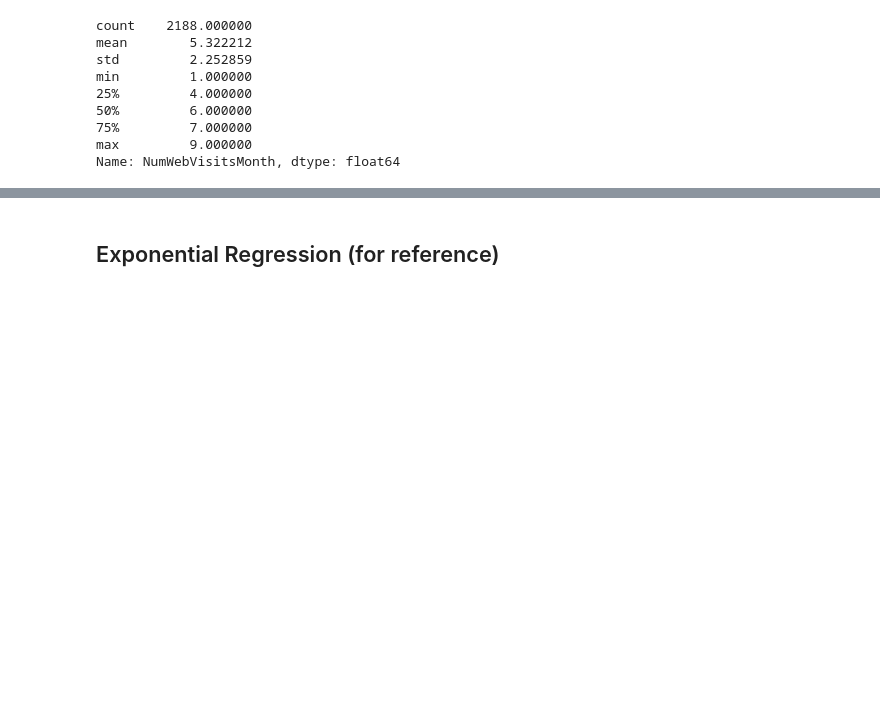
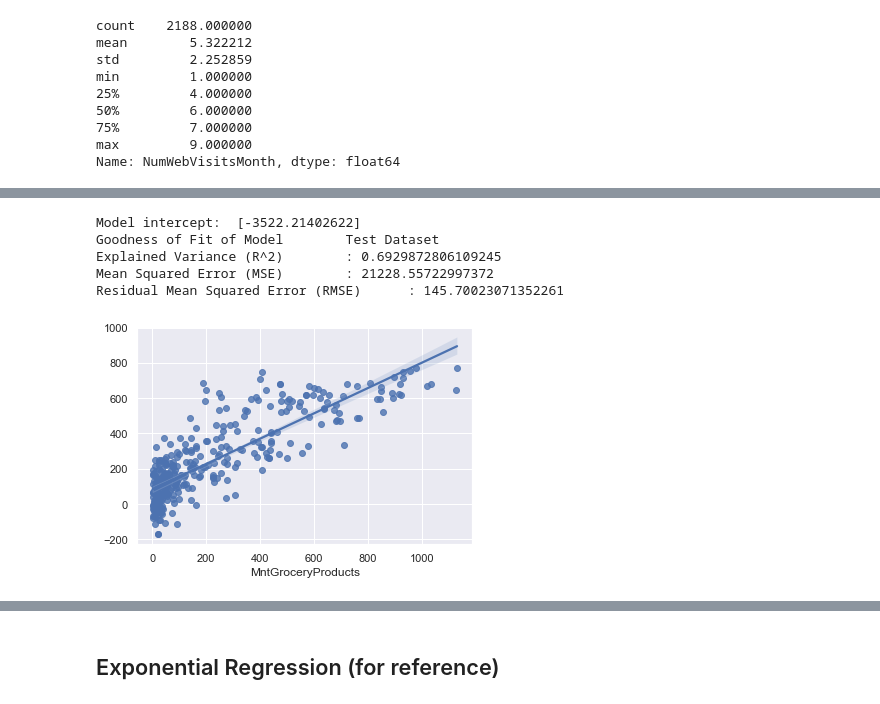
Before and after one commit to BoonHianLim/SC1015-Customer-Personality-Analysis, a Jupyter notebook: Data-Linear-Regression.ipynb, the cells around one changed output, grey strips where cells are left out. Drawn from its saved outputs; the diff is of its cells as text; code cells hidden in the pictures; blank space fills up the shorter version.

```diff
--- a/Data-Linear-Regression.ipynb
+++ b/Data-Linear-Regression.ipynb
@@ -1674,0 +1621,9 @@ Mean Squared Error (MSE)        : 2243.9352936551236
+# %%
+test_results(model, new_test_data, cv_data[response_var[0]])
+# %% [output]
+Model intercept:  [-3522.21402622]
+Goodness of Fit of Model        Test Dataset
+Explained Variance (R^2)        : 0.6929872806109245
+Mean Squared Error (MSE)        : 21228.55722997372
+Residual Mean Squared Error (RMSE)      : 145.70023071352261
+[figure, added]
```
Also changed, not shown: parts of 17 cells of this notebook.
